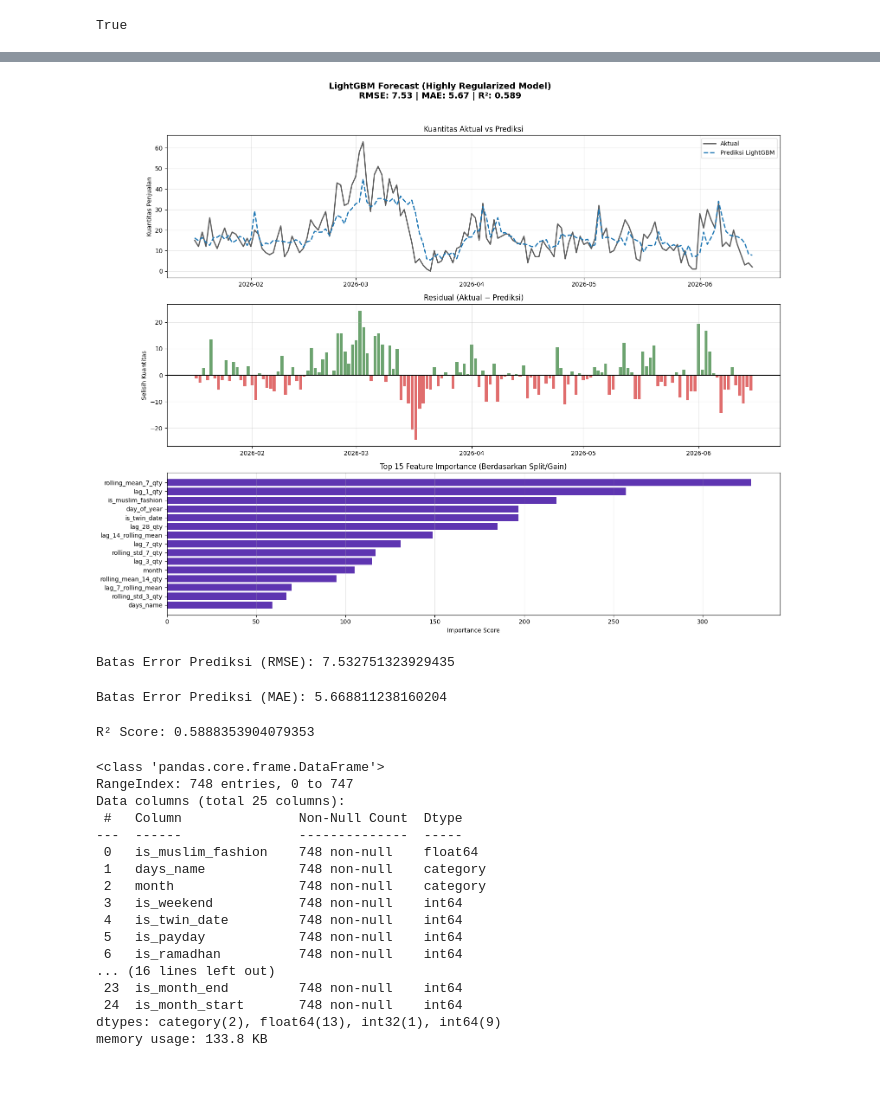
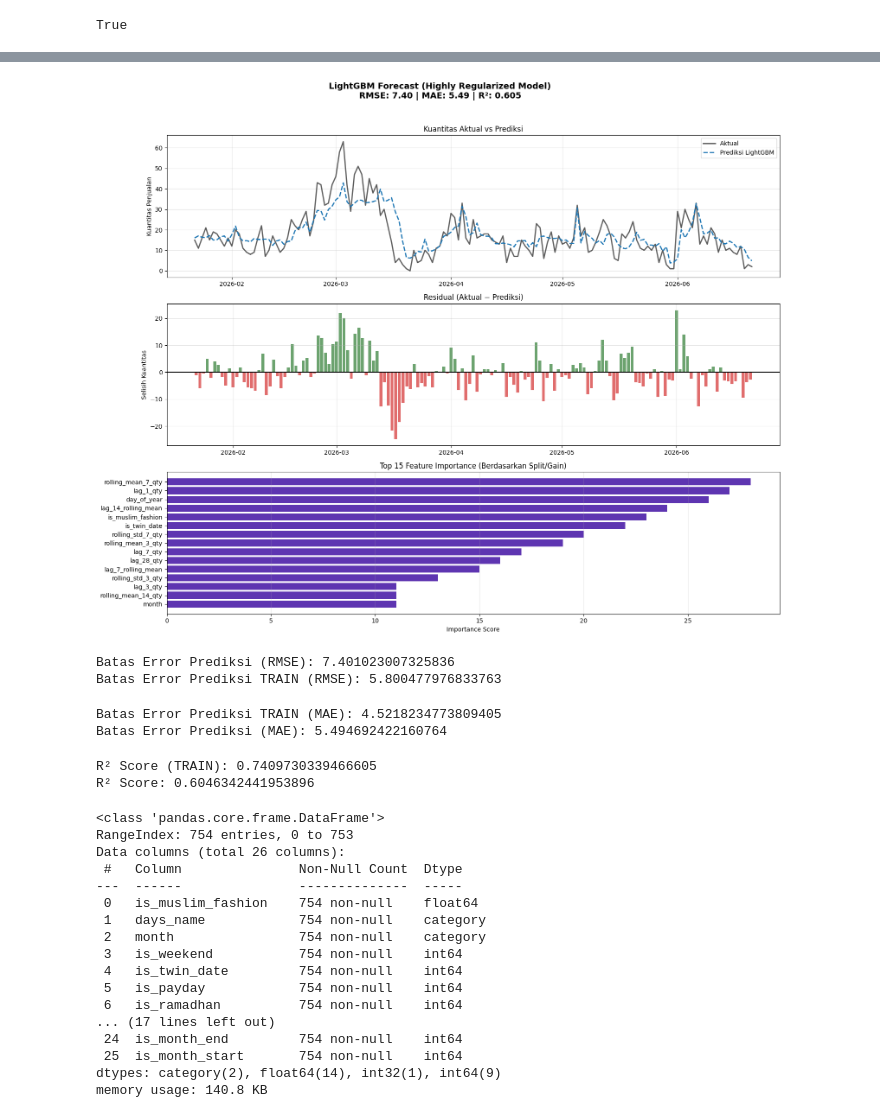
Before and after one commit to giastahmad/lamiah-analytics, a Jupyter notebook: ml_models/train_model.ipynb, the cells around one changed output, grey strips where cells are left out. Drawn from its saved outputs; the diff is of its cells as text; code cells hidden in the pictures; blank space fills up the shorter version.

```diff
--- a/ml_models/train_model.ipynb
+++ b/ml_models/train_model.ipynb
@@ -75,6 +75,7 @@ df = df.fillna({
     "is_muslim_fashion": 0,
 })
 # %%
+df["rolling_mean_3_qty"] = df["quantity"].rolling(window=3, min_periods=1, closed="left").mean()
 df["rolling_mean_7_qty"] = df["quantity"].rolling(window=7, min_periods=1, closed="left").mean()
 df["rolling_mean_14_qty"] = df["quantity"].rolling(window=14, min_periods=1, closed="left").mean()
 df["rolling_mean_30_qty"] = df["quantity"].rolling(window=30, min_periods=1, closed="left").mean()
@@ -229,5 +248,7 @@ Did not meet early stopping. Best iteration is:
 # %%
-rmse = mean_squared_error(y_test, y_pred, squared=False)
+from sklearn.metrics import root_mean_squared_error
+
+rmse = root_mean_squared_error(y_test, y_pred)
 mae = mean_absolute_error(y_test, y_pred)
 r2 = r2_score(y_test, y_pred)
 
@@ -239,67 +260,76 @@ fig.suptitle(f"LightGBM Forecast (Highly Regularized Model)\nRMSE: {rmse:.2f} |
 
 axes[0].plot(test_dates, y_test.values, label="Aktual", color="#333333", linewidth=2, alpha=0.8)
 axes[0].plot(test_dates, y_pred, label="Prediksi LightGBM", color="#1f77b4", linewidth=2, linestyle="--")
 axes[0].set_title("Kuantitas Aktual vs Prediksi", fontsize=12)
 axes[0].set_ylabel("Kuantitas Penjualan")
 axes[0].legend(loc="upper right", fontsize=10)
 axes[0].grid(True, alpha=0.3)
 
 residuals = y_test.values - y_pred
 colors = ["#2E7D32" if r >= 0 else "#D32F2F" for r in residuals]
 
 axes[1].bar(test_dates, residuals, color=colors, alpha=0.7, width=0.8)
 axes[1].axhline(0, color="black", linewidth=1.5)
 axes[1].set_title("Residual (Aktual − Prediksi)", fontsize=12)
 axes[1].set_ylabel("Selisih Kuantitas")
 axes[1].grid(True, alpha=0.3)
 
 importance_df = pd.DataFrame({
     "feature": X_train.columns,
     "importance": best_model.feature_importances_
 }).sort_values("importance", ascending=False).head(15)
 
 axes[2].barh(importance_df["feature"][::-1], importance_df["importance"][::-1], color="#5E35B1")
 axes[2].set_title("Top 15 Feature Importance (Berdasarkan Split/Gain)", fontsize=12)
 axes[2].set_xlabel("Importance Score")
 axes[2].grid(True, alpha=0.3, axis="x")
 
 plt.tight_layout(rect=[0, 0, 1, 0.9])
 plt.show()
 # %% [output]
-[figure, old version]
+[figure, new version]
 # %%
+train_rmse = np.sqrt(mean_squared_error(y_train, train_pred))
 rmse = np.sqrt(mean_squared_error(y_test, y_pred))
 print(f"Batas Error Prediksi (RMSE): {rmse}")
+print(f"Batas Error Prediksi TRAIN (RMSE): {train_rmse}")
 # %% [output]
-Batas Error Prediksi (RMSE): 7.532751323929435
+Batas Error Prediksi (RMSE): 7.401023007325836
+Batas Error Prediksi TRAIN (RMSE): 5.800477976833763
 # %%
+train_mae = mean_absolute_error(y_train, train_pred)
 mae = mean_absolute_error(y_test, y_pred)
+print(f"Batas Error Prediksi TRAIN (MAE): {train_mae}")
 print(f"Batas Error Prediksi (MAE): {mae}")
 # %% [output]
-Batas Error Prediksi (MAE): 5.668811238160204
+Batas Error Prediksi TRAIN (MAE): 4.5218234773809405
+Batas Error Prediksi (MAE): 5.494692422160764
 # %%
+train_r2 = r2_score(y_train, train_pred)
 r2 = r2_score(y_test, y_pred)
+print(f"R² Score (TRAIN): {train_r2}")
 print(f"R² Score: {r2}")
 # %% [output]
-R² Score: 0.5888353904079353
+R² Score (TRAIN): 0.7409730339466605
+R² Score: 0.6046342441953896
 # %%
 features.info()
 # %% [output]
 <class 'pandas.core.frame.DataFrame'>
-RangeIndex: 748 entries, 0 to 747
-Data columns (total 25 columns):
+RangeIndex: 754 entries, 0 to 753
+Data columns (total 26 columns):
  #   Column               Non-Null Count  Dtype
 ---  ------               --------------  -----
- 0   is_muslim_fashion    748 non-null    float64
- 1   days_name            748 non-null    category
- 2   month                748 non-null    category
- 3   is_weekend           748 non-null    int64
- 4   is_twin_date         748 non-null    int64
- 5   is_payday            748 non-null    int64
- 6   is_ramadhan          748 non-null    int64
-... (16 lines left out)
- 23  is_month_end         748 non-null    int64
- 24  is_month_start       748 non-null    int64
-dtypes: category(2), float64(13), int32(1), int64(9)
-memory usage: 133.8 KB
+ 0   is_muslim_fashion    754 non-null    float64
+ 1   days_name            754 non-null    category
+ 2   month                754 non-null    category
+ 3   is_weekend           754 non-null    int64
+ 4   is_twin_date         754 non-null    int64
+ 5   is_payday            754 non-null    int64
+ 6   is_ramadhan          754 non-null    int64
+... (17 lines left out)
+ 24  is_month_end         754 non-null    int64
+ 25  is_month_start       754 non-null    int64
+dtypes: category(2), float64(14), int32(1), int64(9)
+memory usage: 140.8 KB
 # %%
```
Also changed, not shown: parts of 5 cells of this notebook, 4 other files.
